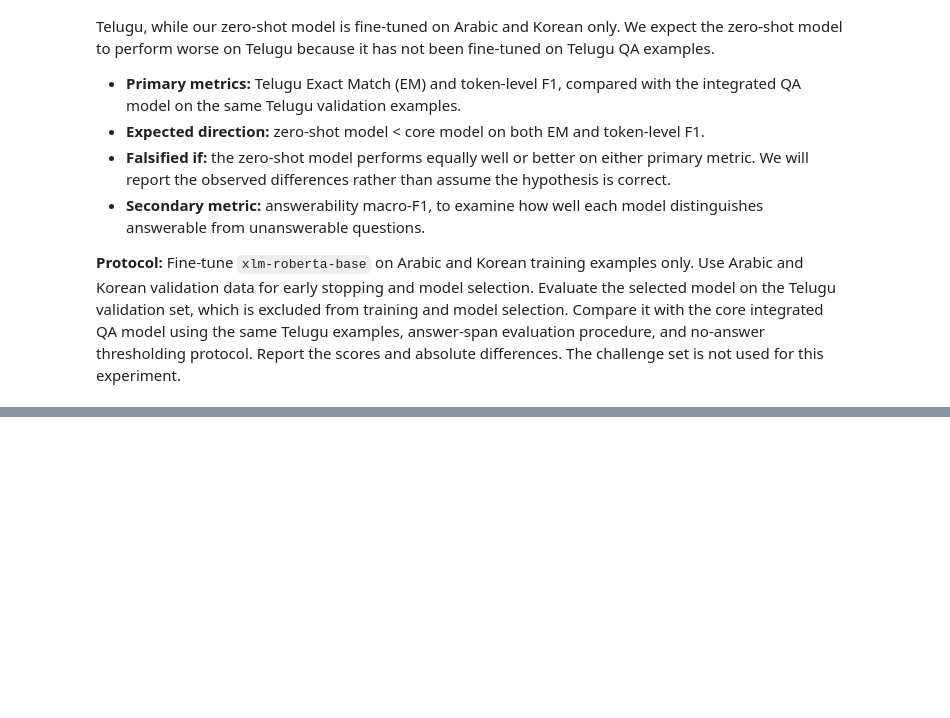
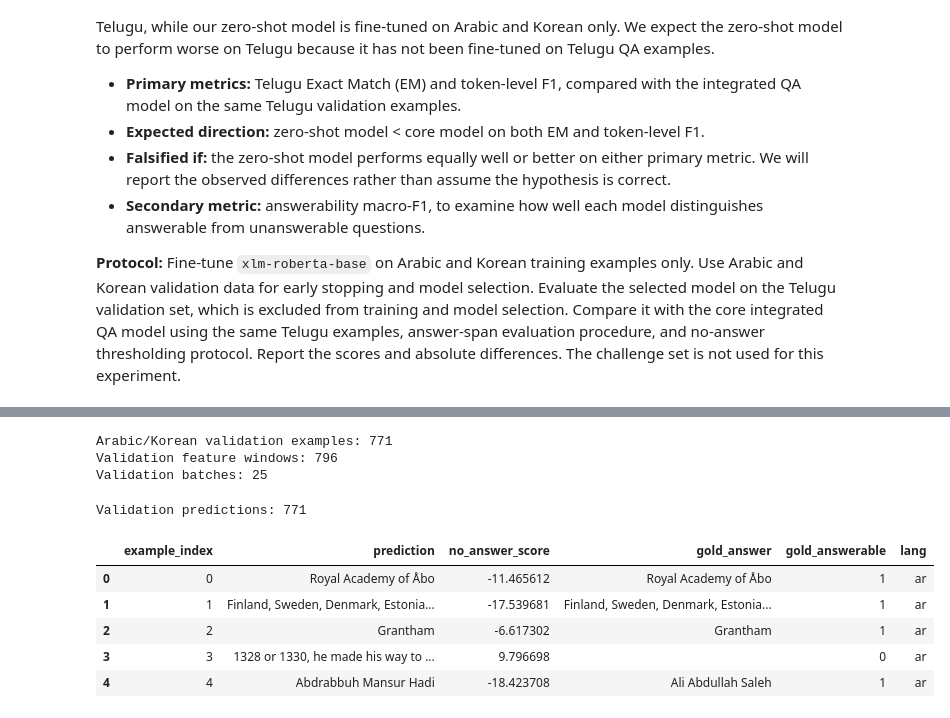
Before and after one commit to wiwillym/nlp-ku-project, a Jupyter notebook: notebooks/8_zero_shot.ipynb, the cells around one changed output, grey strips where cells are left out. Cells and saved outputs as stored; diff of their text form; code cells hidden in the pictures; blank space fills up the shorter version.

```diff
--- a/notebooks/8_zero_shot.ipynb
+++ b/notebooks/8_zero_shot.ipynb
@@ -632,0 +419,18 @@ Prediction batches: 25
+# %%
+def add_gold_labels(predictions, examples):
+    examples_reset = examples.reset_index(drop=True)
+    predictions = predictions.copy()
+    predictions["gold_answer"] = [
+        str(examples_reset.loc[i, "answer"])
+        if pd.notna(examples_reset.loc[i, "answer"]) and bool(examples_reset.loc[i, "answerable"])
+        else ""
+        for i in predictions["example_index"]
+    ]
+    predictions["gold_answerable"] = [
+        int(bool(examples_reset.loc[i, "answerable"]))
+        for i in predictions["example_index"]
+    ]
+    predictions["lang"] = [
+        examples_reset.loc[i, "lang"] for i in predictions["example_index"]
+    ]
+    return predictions
@@ -632,0 +493,36 @@ Prediction batches: 25
+# %%
+from collections import defaultdict
+source_prediction_features = prepare_prediction_features(val_features)
+source_dl = DataLoader(
+    source_prediction_features,
+    collate_fn=val_collate_fn,
+    batch_size=PREDICTION_BATCH_SIZE,
+    shuffle=False,
+)
+
+print("Arabic/Korean validation examples:", len(val_source))
+print("Validation feature windows:", len(source_prediction_features))
+print("Validation batches:", len(source_dl))
+
+source_logits = predict(model, source_dl, device, description="Arabic/Korean validation")
+source_predictions = post_process_predictions(
+    val_source,
+    source_prediction_features,
+    source_logits,
+    threshold=np.inf,
+)
+source_predictions = add_gold_labels(source_predictions, val_source)
+
+print("Validation predictions:", len(source_predictions))
+display(source_predictions.head())
+# %% [output]
+Arabic/Korean validation examples: 771
+Validation feature windows: 796
+Validation batches: 25
+Validation predictions: 771
+|  | example_index | prediction | no_answer_score | gold_answer | gold_answerable | lang |
+| 0 | 0 | Royal Academy of Åbo | -11.465612 | Royal Academy of Åbo | 1 | ar |
+| 1 | 1 | Finland, Sweden, Denmark, Estonia... | -17.539681 | Finland, Sweden, Denmark, Estonia... | 1 | ar |
+| 2 | 2 | Grantham | -6.617302 | Grantham | 1 | ar |
+| 3 | 3 | 1328 or 1330, he made his way to ... | 9.796698 |  | 0 | ar |
+| 4 | 4 | Abdrabbuh Mansur Hadi | -18.423708 | Ali Abdullah Saleh | 1 | ar |
```
Also changed, not shown: parts of 27 cells of this notebook.
